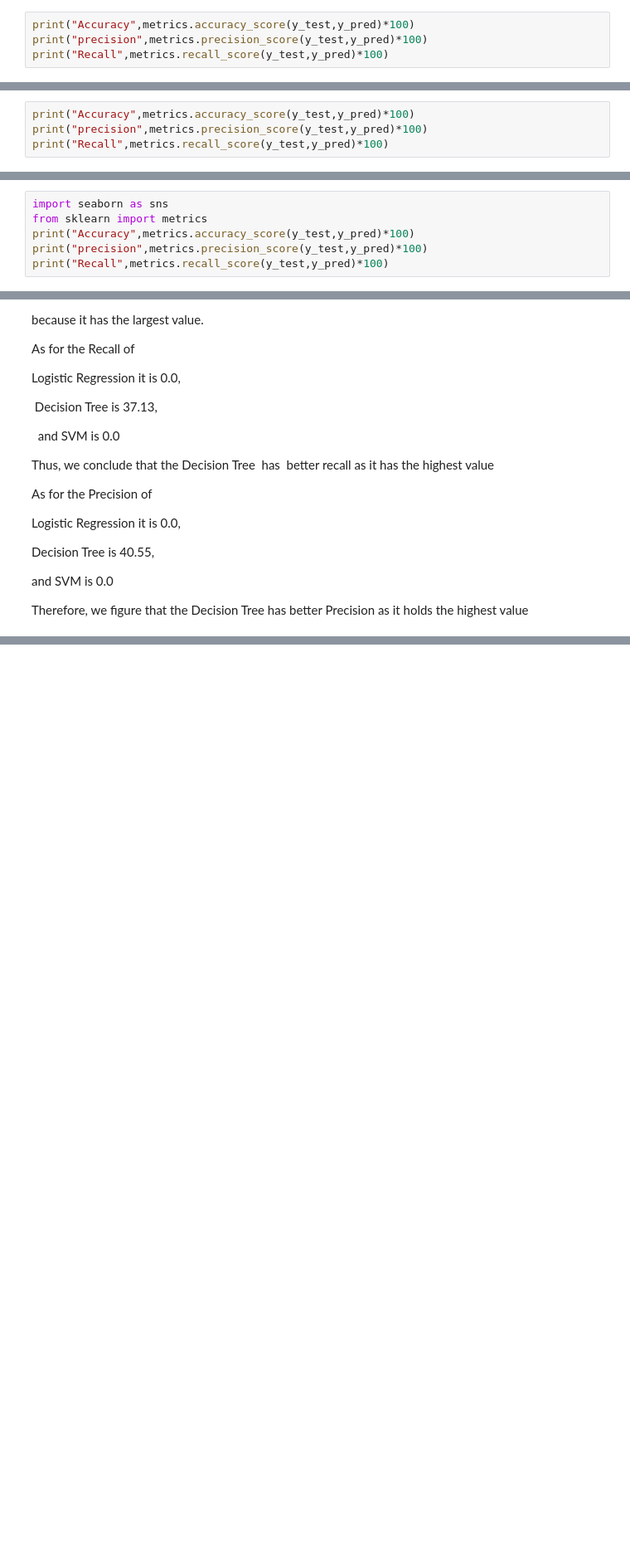
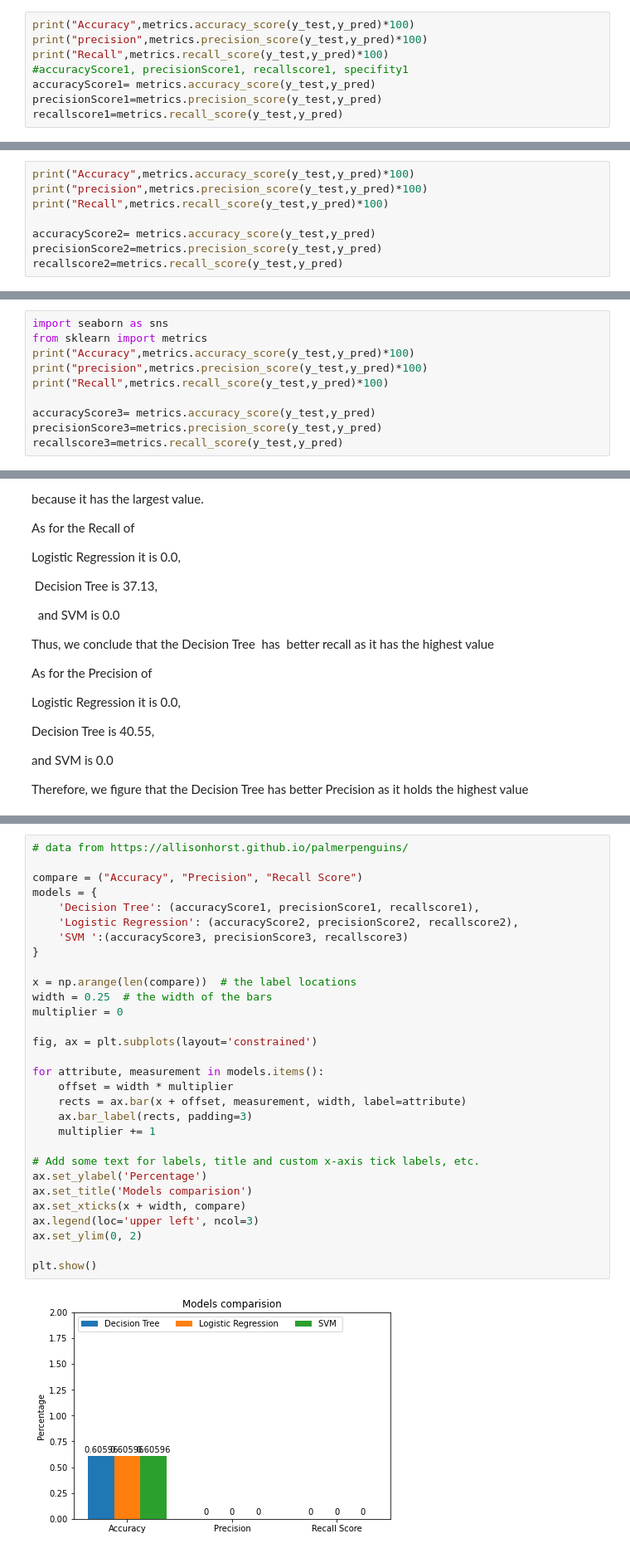
Before and after one commit to Hessah-Aljohaimy/AI-Project, a Jupyter notebook: AI_Project.ipynb, the cells around one changed output, grey strips where cells are left out. Shown at 83% size. Drawn from its saved outputs; the diff is of its cells as text; blank space fills up the shorter version.

Commit message:
adding visualization

```diff
--- a/AI_Project.ipynb
+++ b/AI_Project.ipynb
@@ -502,6 +502,10 @@ As we can see here in confusion matrix we have TP=0, TN=366, FP=1 and FN=237
 print("Accuracy",metrics.accuracy_score(y_test,y_pred)*100)
 print("precision",metrics.precision_score(y_test,y_pred)*100)
 print("Recall",metrics.recall_score(y_test,y_pred)*100)
+#accuracyScore1, precisionScore1, recallscore1, specifity1
+accuracyScore1= metrics.accuracy_score(y_test,y_pred)
+precisionScore1=metrics.precision_score(y_test,y_pred)
+recallscore1=metrics.recall_score(y_test,y_pred)
 # %% [output]
 Accuracy 60.59602649006622
 precision 0.0
@@ -587,4 +599,8 @@ Text(0.5, 15.0, 'predicted label')
 print("Accuracy",metrics.accuracy_score(y_test,y_pred)*100)
 print("precision",metrics.precision_score(y_test,y_pred)*100)
 print("Recall",metrics.recall_score(y_test,y_pred)*100)
+
+accuracyScore2= metrics.accuracy_score(y_test,y_pred)
+precisionScore2=metrics.precision_score(y_test,y_pred)
+recallscore2=metrics.recall_score(y_test,y_pred)
 # %% [output]
@@ -724,4 +740,8 @@ from sklearn import metrics
 print("Accuracy",metrics.accuracy_score(y_test,y_pred)*100)
 print("precision",metrics.precision_score(y_test,y_pred)*100)
 print("Recall",metrics.recall_score(y_test,y_pred)*100)
+
+accuracyScore3= metrics.accuracy_score(y_test,y_pred)
+precisionScore3=metrics.precision_score(y_test,y_pred)
+recallscore3=metrics.recall_score(y_test,y_pred)
 # %% [output]
@@ -850,0 +877,32 @@ Therefore, we figure that the Decision Tree has better Precision as it holds the
+# %%
+# data from https://allisonhorst.github.io/palmerpenguins/
+
+compare = ("Accuracy", "Precision", "Recall Score")
+models = {
+    'Decision Tree': (accuracyScore1, precisionScore1, recallscore1),
+    'Logistic Regression': (accuracyScore2, precisionScore2, recallscore2),
+    'SVM ':(accuracyScore3, precisionScore3, recallscore3)
+}
+
+x = np.arange(len(compare))  # the label locations
+width = 0.25  # the width of the bars
+multiplier = 0
+
+fig, ax = plt.subplots(layout='constrained')
+
+for attribute, measurement in models.items():
+    offset = width * multiplier
+    rects = ax.bar(x + offset, measurement, width, label=attribute)
+    ax.bar_label(rects, padding=3)
+    multiplier += 1
+
+# Add some text for labels, title and custom x-axis tick labels, etc.
+ax.set_ylabel('Percentage')
+ax.set_title('Models comparision')
+ax.set_xticks(x + width, compare)
+ax.legend(loc='upper left', ncol=3)
+ax.set_ylim(0, 2)
+
+plt.show()
+# %% [output]
+[figure, added]
```
Also changed, not shown: parts of 13 cells of this notebook.
